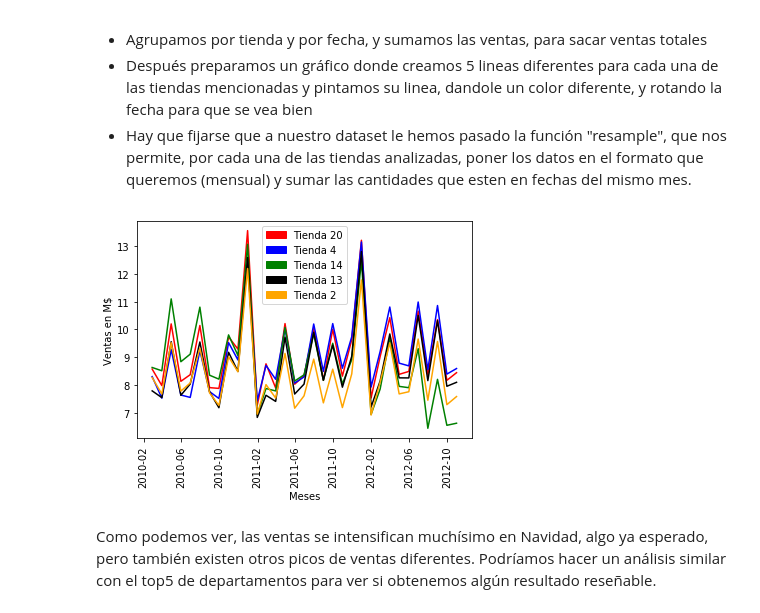
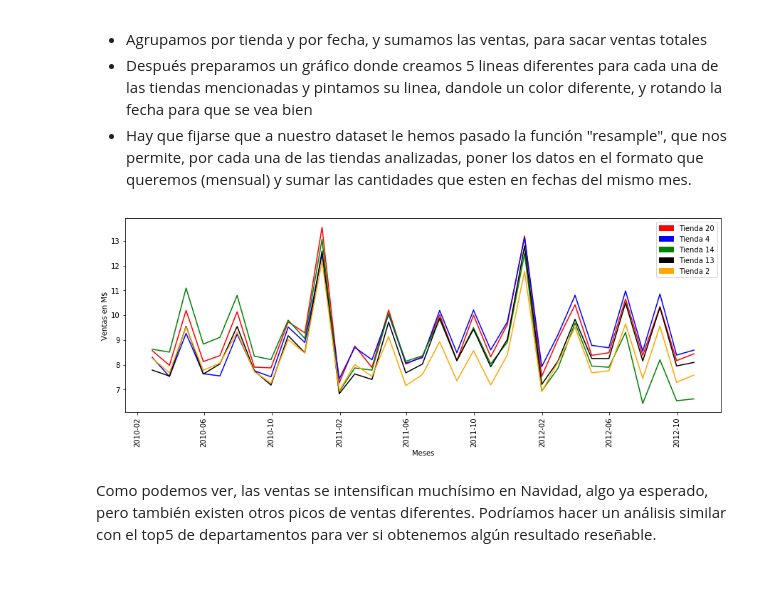
Before and after one commit to ccolado/master-big-data-walmart, a Jupyter notebook: Walmart.ipynb, the cells around one changed output. Saved outputs shown, nothing was run; the diff lists cells and outputs as text; code cells hidden in the pictures; blank space fills up the shorter version.

```diff
--- a/Walmart.ipynb
+++ b/Walmart.ipynb
@@ -323,24 +323,25 @@ Ahora vamos a intentar un análisis exploratorio algo más complejo. Vamos a pin
 # %%
 sales_by_store_and_date = clean_walmart_data[["Store", "Date", "Weekly_Sales"]].groupby(["Store", "Date"]).sum()
 %matplotlib inline
 import matplotlib.pyplot as plt
 import matplotlib.patches as mpatches
+plt.rcParams["figure.figsize"] = (15,5)
 red_patch = mpatches.Patch(color='red', label='Tienda 20')
 blue_patch = mpatches.Patch(color='blue', label='Tienda 4')
 green_patch = mpatches.Patch(color='green', label='Tienda 14')
 black_patch = mpatches.Patch(color='black', label='Tienda 13')
 orange_patch = mpatches.Patch(color='orange', label='Tienda 2')
 store20 = plt.plot(sales_by_store_and_date.loc[20].resample('M').sum()/1000000, color="red")
 store4 = plt.plot(sales_by_store_and_date.loc[4].resample('M').sum()/1000000, color="blue")
 store14 = plt.plot(sales_by_store_and_date.loc[14].resample('M').sum()/1000000, color="green")
 store13 = plt.plot(sales_by_store_and_date.loc[13].resample('M').sum()/1000000, color="black")
 store2 = plt.plot(sales_by_store_and_date.loc[2].resample('M').sum()/1000000, color="orange")
 _ = plt.xlabel('Meses')
 _ = plt.ylabel('Ventas en M$')
 _= plt.legend(handles=[red_patch, blue_patch, green_patch, black_patch, orange_patch])
 _= plt.xticks(rotation=90)
 # %% [output]
-[figure, old version]
+[figure, new version]
 # %% [markdown]
 Como podemos ver, las ventas se intensifican muchísimo en Navidad, algo ya esperado, pero también existen otros picos de ventas diferentes. Podríamos hacer un análisis similar con el top5 de departamentos para ver si obtenemos algún resultado reseñable.
 # %%
```
Also changed, not shown: parts of 7 cells of this notebook, 3 other files.
